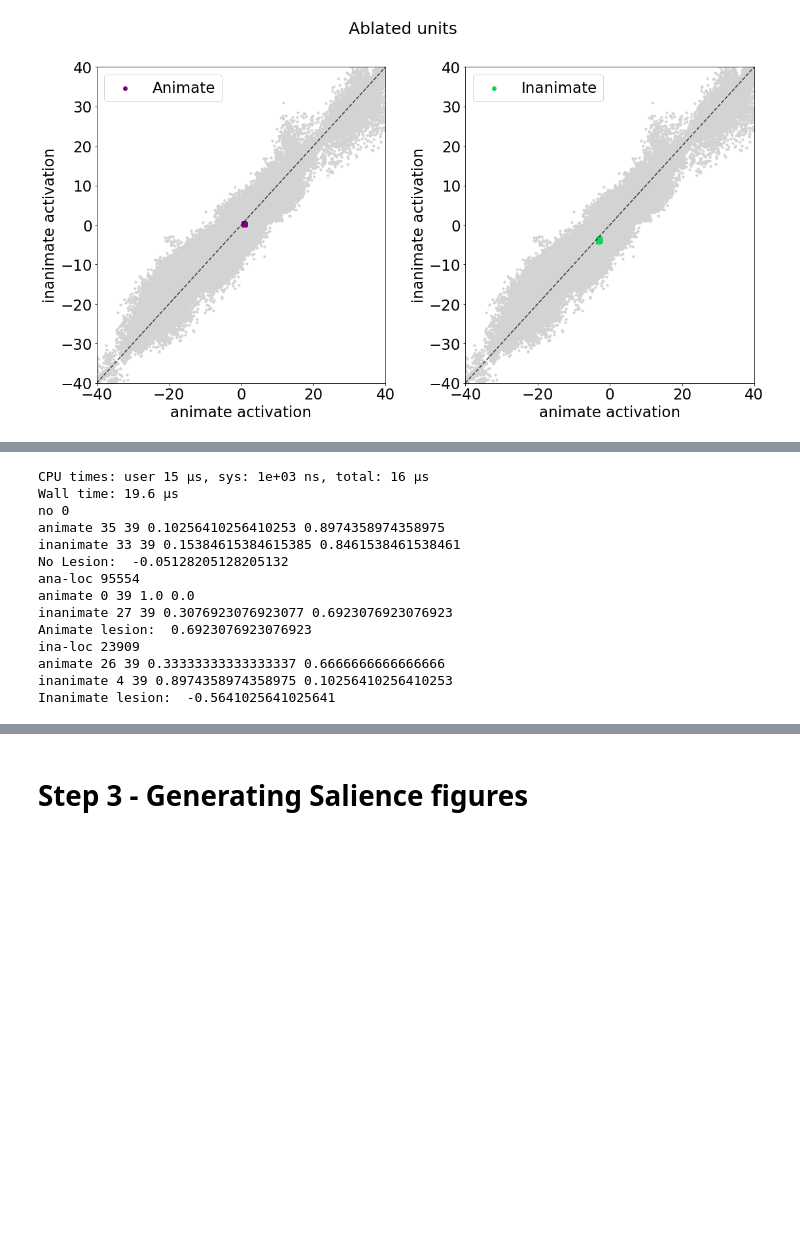
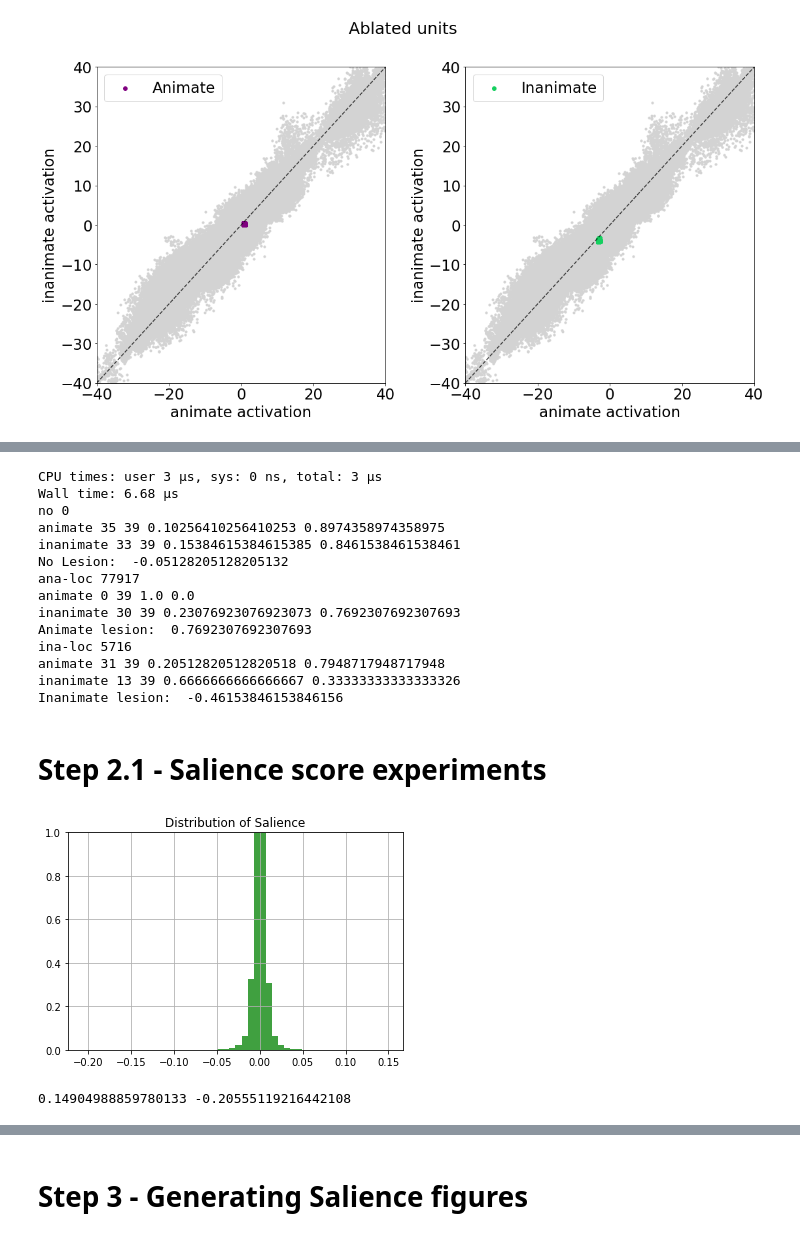
Before and after one commit to SNaGLab/Cognitive-Parcellation, a Jupyter notebook: code/models/mobilenet_v2_lesion.ipynb, the cells around one changed output, grey strips where cells are left out. Saved outputs shown, nothing was run; the diff lists cells and outputs as text; code cells hidden in the pictures; blank space fills up the shorter version.

Commit message:
Added code to Include Salience experiments

```diff
--- a/code/models/mobilenet_v2_lesion.ipynb
+++ b/code/models/mobilenet_v2_lesion.ipynb
@@ -1645,7 +1605,7 @@ lambda_mask = np.ones(shape=((5725552,)))
 print('no', '0')
 model = MobileNetV2( input_shape=None, alpha=0.35,include_top=True, weights="imagenet",input_tensor=None, pooling=None, classes=1000, classifier_activation="softmax", lambda_mask = lambda_mask)
 
-flag = 00
+flag = 0
 dprime = 0.
 for p in classes:
     im_valid_test = []
@@ -1790,23 +1750,76 @@ keras.backend.clear_session()
 gc.collect()
 del model
 # %% [output]
-CPU times: user 15 µs, sys: 1e+03 ns, total: 16 µs
-Wall time: 19.6 µs
+CPU times: user 3 µs, sys: 0 ns, total: 3 µs
+Wall time: 6.68 µs
 no 0
 animate 35 39 0.10256410256410253 0.8974358974358975
 inanimate 33 39 0.15384615384615385 0.8461538461538461
 No Lesion:  -0.05128205128205132
-ana-loc 95554
+ana-loc 77917
 animate 0 39 1.0 0.0
-inanimate 27 39 0.3076923076923077 0.6923076923076923
-Animate lesion:  0.6923076923076923
-ina-loc 23909
-animate 26 39 0.33333333333333337 0.6666666666666666
-inanimate 4 39 0.8974358974358975 0.10256410256410253
-Inanimate lesion:  -0.5641025641025641
+inanimate 30 39 0.23076923076923073 0.7692307692307693
+Animate lesion:  0.7692307692307693
+ina-loc 5716
+animate 31 39 0.20512820512820518 0.7948717948717948
+inanimate 13 39 0.6666666666666667 0.33333333333333326
+Inanimate lesion:  -0.46153846153846156
 # %%
 import gc
 keras.backend.clear_session()
 gc.collect()
 if 'model' in locals():
     del model
+# %% [markdown]
+# Step 2.1 - Salience score experiments
+# %%
+#Activation plot with Salience
+lambda_mask = np.ones(shape=((5725552,)))
+# print(len(loc_ana_avg),' out of 5725552')
+# lambda_mask[loc_ana_avg] = 0.
+model = MobileNetV2( input_shape=None, alpha=0.35,include_top=True,
+                    weights="imagenet",input_tensor=None, pooling=None,
+                    classes=1000, classifier_activation="softmax", lambda_mask=lambda_mask)
+
+layer_idx = vis_utils.find_layer_idx(model, 'Logits')
+model.layers[layer_idx].activation = keras.activations.linear
+
+analyzer = innvestigate.create_analyzer("gradient", model,reverse_keep_tensors=True,allow_lambda_layers =True)
+
+image_list_valid = '../../data/pkl_mobile/animate_MobileNetV2_image_list_test.txt'
+im_valid_test = []
+with open(image_list_valid,'r') as f:
+    for line in f.readlines():
+        im_valid_test.append(line.strip('\n'))
+
+all_data = []
+for image_name in im_valid_test[0:2]:
+    x = preprocess_image_batch([image_name],img_size=(256,256), crop_size=(224,224), color_mode="rgb")
+    a = analyzer.analyze(x)
+
+    data = []
+
+    for k, v in analyzer._reversed_tensors:
+        weights = model.layers[k[0]].get_weights()
+        if len(weights) > 0:
+            if model.layers[k[0]].name != 'Logits' and not model.layers[k[0]].name.startswith('lambda'):
+                temp = np.mean(v, axis=0).ravel()
+                data = np.append(data, temp)
+    all_data.append(data)
+all_data = np.asarray(all_data)
+# %%
+z_sal = np.mean(all_data, axis=0)
+n, bins, patches = plt.hist(z_sal,50, density=True, facecolor='g', alpha=0.75)
+
+plt.ylim([0,1])
+#plt.xlim([-0.07,0.07])
+plt.title('Distribution of Salience')
+plt.grid(True)
+plt.show()
+# %% [output]
+[figure, added]
+# %%
+print(max(z_sal),min(z_sal))
+#print(sorted(z_sal)[::-1][0:50])
+# %% [output]
+0.14904988859780133 -0.20555119216442108
```
Also changed, not shown: parts of 21 cells of this notebook.
